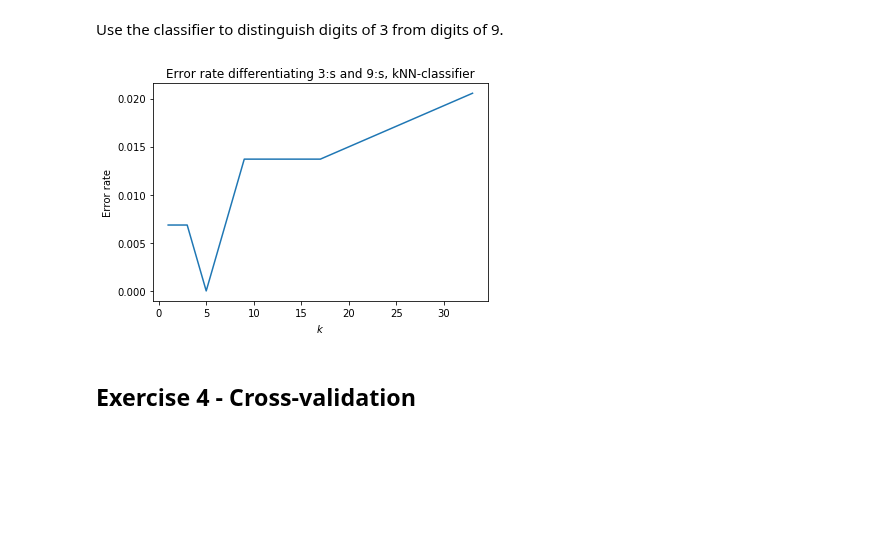
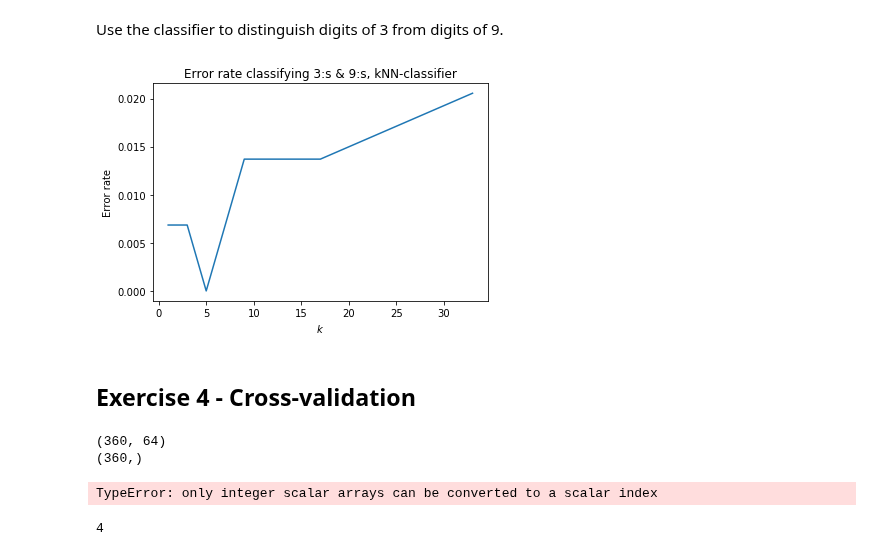
Before and after one commit to eliaserland/heidelberg-courses, a Jupyter notebook: machine-learning/problem-set-2/nearest-neighbor.ipynb, the cells around one changed output. Saved outputs shown, nothing was run; the diff lists cells and outputs as text; code cells hidden in the pictures; blank space fills up the shorter version.

```diff
--- a/machine-learning/problem-set-2/nearest-neighbor.ipynb
+++ b/machine-learning/problem-set-2/nearest-neighbor.ipynb
@@ -204,30 +204,30 @@ Use the classifier to distinguish digits of 3 from digits of 9.
 # %%
 # Filter out threes and nines from the training and test data.
 mask = (target == 3) | (target == 9)
 data_filtered   = data[mask,:]
 target_filtered = target[mask]
 
 # Create training and test sets.
 X_train, X_test, y_train, y_test = model_selection.train_test_split(data_filtered,target_filtered,test_size=0.4,random_state=0)
 
 # k-values to test.
 k_list = [1,3,5,9,17,33]
 error = np.zeros(len(k_list))
 for i,k in enumerate(k_list):
-    # Get prediction.
+    # Get predictions.
     y_predict = kNN_classifier(X_train, X_test, y_train, k, dist_vec)
 
-    # Calculate error rate.
+    # Calculate the error rate.
     correct_pred = sum(y_test == y_predict)
     error[i] = 1 - correct_pred/len(y_test)
 
-# Plot error rate as function of k.
+# Plot the error rate as a function of k.
 plt.plot(k_list, error)
 plt.xlabel('$k$')
 plt.ylabel('Error rate')
-plt.title('Error rate differentiating 3:s and 9:s, kNN-classifier')
+plt.title('Error rate classifying 3:s & 9:s, kNN-classifier')
 plt.show()
 # %% [output]
-[figure, old version]
+[figure, new version]
 # %% [markdown]
 ## Exercise 4 - Cross-validation
@@ -233,0 +251,43 @@ plt.show()
+# %%
+
+
+
+
+k_list = [1,3,5]
+L_list = [2,5,10]
+
+for idx_L, L in enumerate(L_list):
+    for idx_k, k in enumerate(k_list):
+        # Generate the folds.
+        X_folds, y_folds = split_folds(X_all, y_all, L)
+
+        error = np.zeros(L)
+
+        for i in range(L):
+            # Combine folds into the current training and test sets.
+            X_train =
+            X_test  = X_folds[i]
+            y_train =
+            y_test  = y_folds[i]
+
+
+
+            y_predict = kNN_classifier(X_train, X_test, y_train, k, dist_vec)
+
+            # Calculate the error rate.
+            correct_pred = sum(y_test == y_predict)
+            error[i] = 1 - correct_pred/len(y_test)
+# %% [output]
+(360, 64)
+(360,)
+# %%
+print(X_folds[np.arange(len(X_folds)) != 1])
+#print(y_folds[1].shape)
+# %% [output]
+TypeError: only integer scalar arrays can be converted to a scalar index
+# %%
+
+b = [x for i,x in enumerate(y_folds) if i!=2]
+len(b)
+# %% [output]
+4
```
Also changed, not shown: parts of 2 cells of this notebook.
